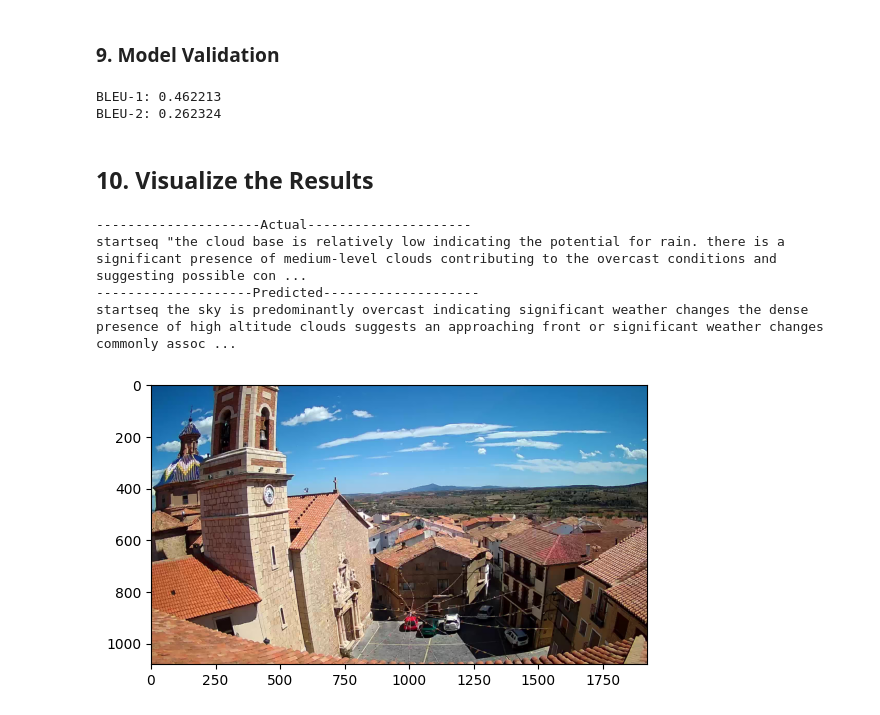
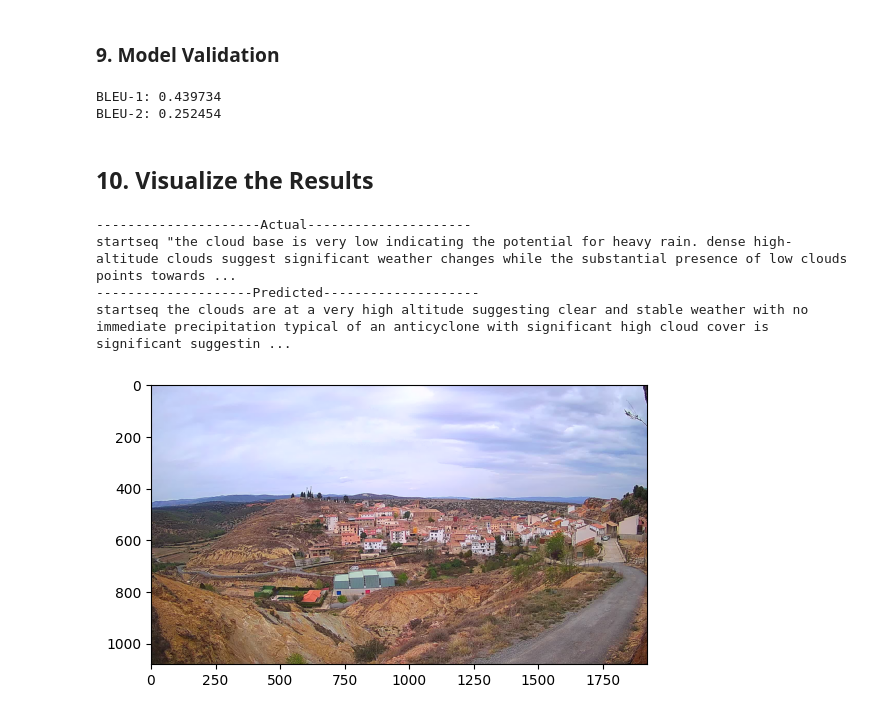
Before and after one commit to RaulCapellanFernandez/Weather_description, a Jupyter notebook: scripts/models/modelCNN&LSTM.ipynb, the cells around one changed output. Drawn from its saved outputs; the diff is of its cells as text; code cells hidden in the pictures.

Commit message:
BugFix models:  solving problems to generate the descriptions

```diff
--- a/scripts/models/modelCNN&LSTM.ipynb
+++ b/scripts/models/modelCNN&LSTM.ipynb
@@ -273,31 +272,6 @@ def sample_prediction(preds, temperature=1.0):
     preds = exp_preds / np.sum(exp_preds)
     return np.random.choice(len(preds), p=preds)
 # %%
-# generate caption for an image
-def predict_caption(model, image, tokenizer, max_length):
-    # add start tag for generation process
-    in_text = 'startseq'
-
-    for _ in range(max_length):
-        # Encode and pad the input sequence
-        sequence = pad_sequences([tokenizer.texts_to_sequences([in_text])[0]], maxlen=max_length)
-        # Predict the next word
-        preds = model.predict([image, sequence], verbose=0)[0, -1]
-        yhat = sample_prediction(preds, temperature=1.0)
-        # Convert the predicted index to a word
-        word = idx_to_word(yhat, tokenizer)
-
-        if not word or word == 'endseq':  # Stop if word not found or end tag is reached
-            break
-
-        in_text += f" {word}"  # Append the word to the input sequence
-
-    return in_text
-
-
-import numpy as np
-from tensorflow.keras.preprocessing.sequence import pad_sequences
-
 def predict_caption(model, image, tokenizer, max_length, temperature=1.0):
     # Add start sequence token
     in_text = 'startseq'
@@ -350,8 +324,8 @@ for key in tqdm(test):
 print("BLEU-1: %f" % corpus_bleu(actual, predicted, weights=(1.0, 0, 0, 0)))
 print("BLEU-2: %f" % corpus_bleu(actual, predicted, weights=(0.5, 0.5, 0, 0)))
 # %% [output]
-BLEU-1: 0.462213
-BLEU-2: 0.262324
+BLEU-1: 0.439734
+BLEU-2: 0.252454
 # %% [markdown]
 ## 10. Visualize the Results
 # %%
@@ -367,10 +341,10 @@ def generate_caption(img_path):
     print(y_pred)
     plt.imshow(image)
 # %%
-generate_caption("../../resources/images_ibericam/el-pobo-20240817-153001.jpg")
+generate_caption("../../resources/images_ibericam/albentosa-20230429-130501.jpg")
 # %% [output]
 ---------------------Actual---------------------
-startseq "the cloud base is relatively low indicating the potential for rain. there is a significant presence of medium-level clouds contributing to the overcast conditions and suggesting possible con ...
+startseq "the cloud base is very low indicating the potential for heavy rain. dense high-altitude clouds suggest significant weather changes while the substantial presence of low clouds points towards ...
 --------------------Predicted--------------------
-startseq the sky is predominantly overcast indicating significant weather changes the dense presence of high altitude clouds suggests an approaching front or significant weather changes commonly assoc ...
+startseq the clouds are at a very high altitude suggesting clear and stable weather with no immediate precipitation typical of an anticyclone with significant high cloud cover is significant suggestin ...
-[figure, old version]
+[figure, new version]
```
Also changed, not shown: parts of 3 cells of this notebook, 1 other file.
